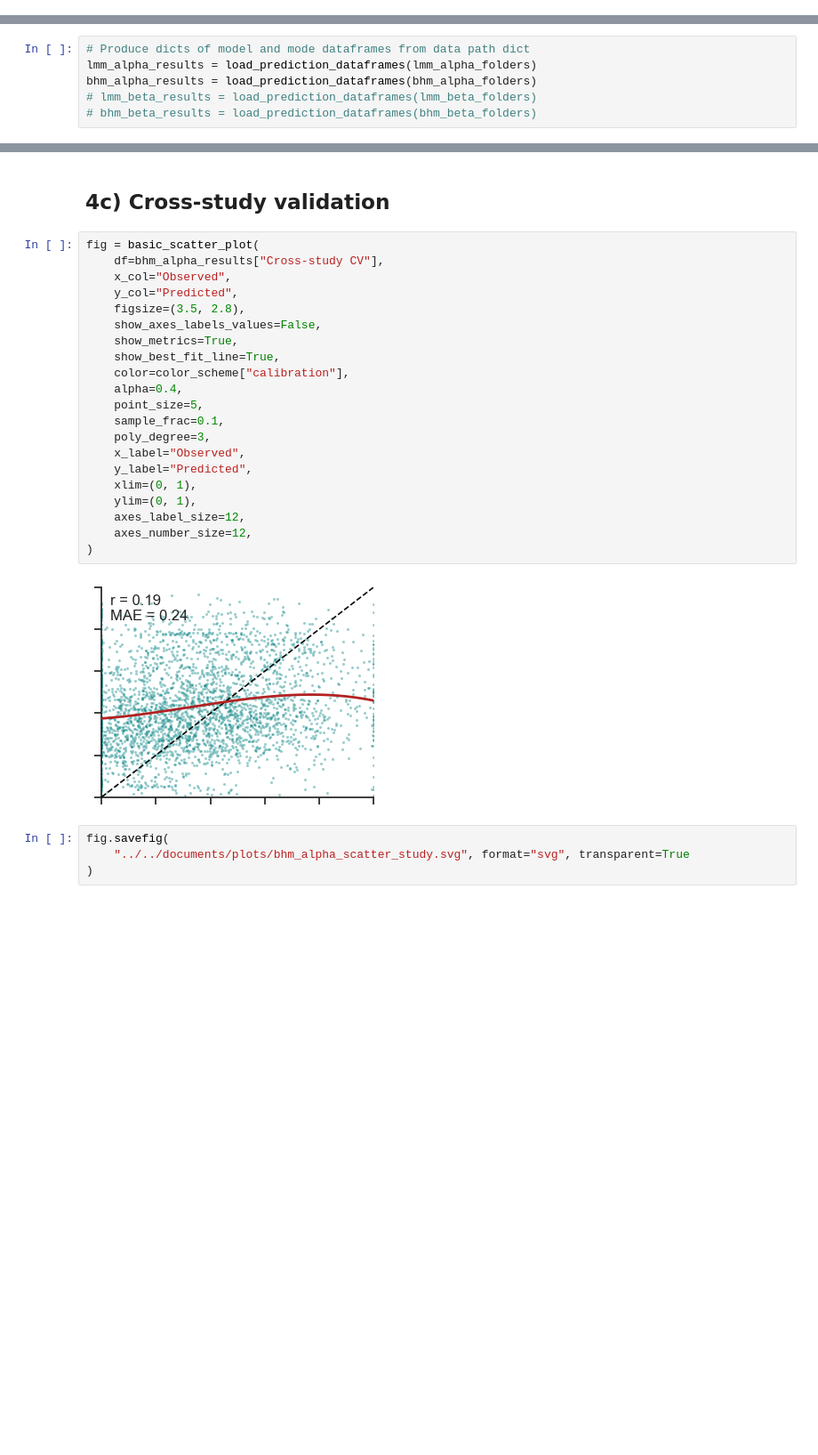
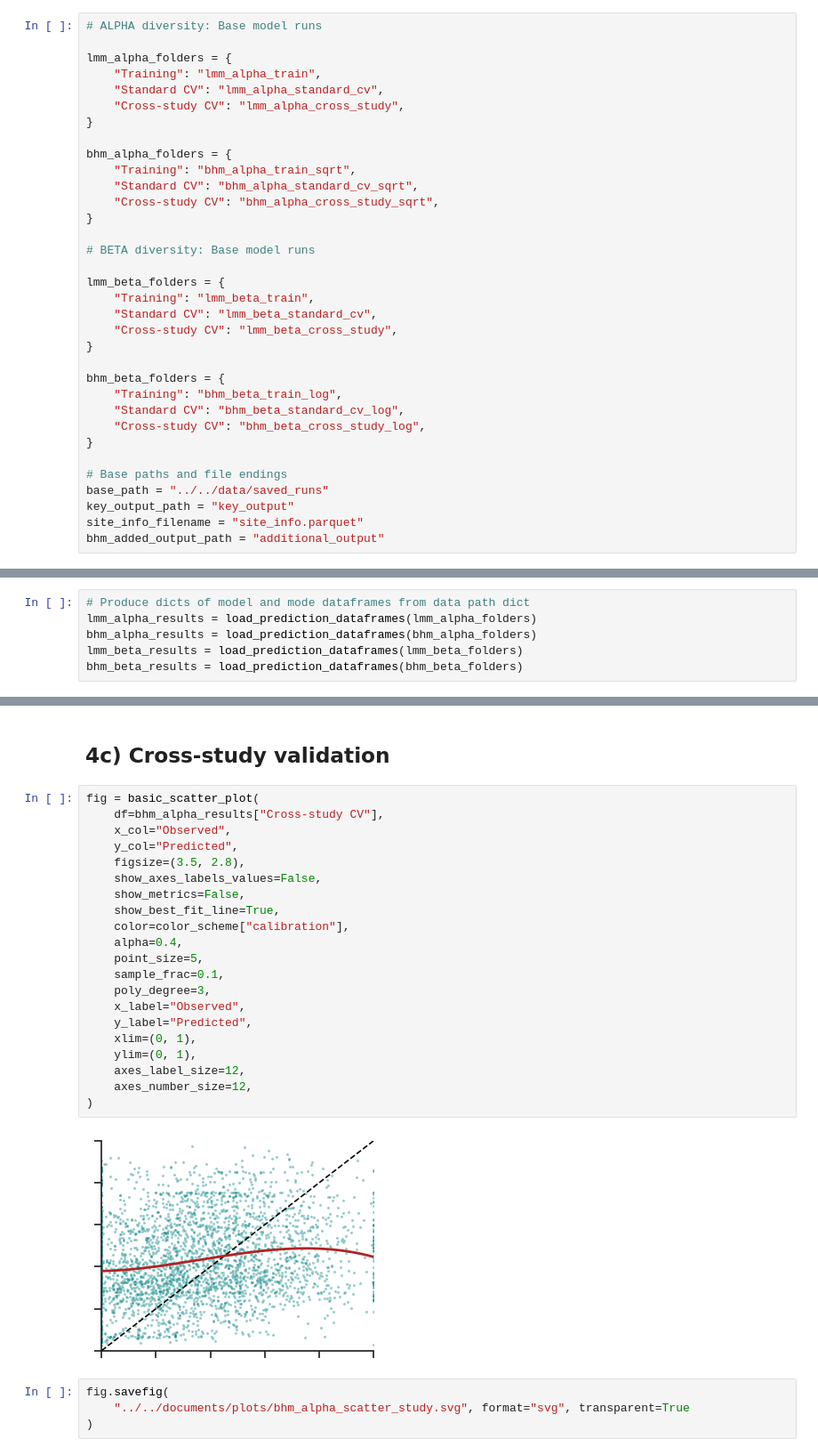
Before and after one commit to j-nystrom/biodiversity-impacts, a Jupyter notebook: notebooks/1_manuscript_main.ipynb, the cells around one changed output, grey strips where cells are left out. Shown at 89% size. Saved outputs shown, nothing was run; the diff lists cells and outputs as text; blank space fills up the shorter version.

```diff
--- a/notebooks/1_manuscript_main.ipynb
+++ b/notebooks/1_manuscript_main.ipynb
@@ -101,3 +67,37 @@ bhm_added_output_path = "additional_output"
+# %%
+# ALPHA diversity: Base model runs
+
+lmm_alpha_folders = {
+    "Training": "lmm_alpha_train",
+    "Standard CV": "lmm_alpha_standard_cv",
+    "Cross-study CV": "lmm_alpha_cross_study",
+}
+
+bhm_alpha_folders = {
+    "Training": "bhm_alpha_train_sqrt",
+    "Standard CV": "bhm_alpha_standard_cv_sqrt",
+    "Cross-study CV": "bhm_alpha_cross_study_sqrt",
+}
+
+# BETA diversity: Base model runs
+
+lmm_beta_folders = {
+    "Training": "lmm_beta_train",
+    "Standard CV": "lmm_beta_standard_cv",
+    "Cross-study CV": "lmm_beta_cross_study",
+}
+
+bhm_beta_folders = {
+    "Training": "bhm_beta_train_log",
+    "Standard CV": "bhm_beta_standard_cv_log",
+    "Cross-study CV": "bhm_beta_cross_study_log",
+}
+
+# Base paths and file endings
+base_path = "../../data/saved_runs"
+key_output_path = "key_output"
+site_info_filename = "site_info.parquet"
+bhm_added_output_path = "additional_output"
 # %% [markdown]
 # Figure 2: Model performance summary
 
@@ -147,8 +147,8 @@ def load_prediction_dataframes(
 # Produce dicts of model and mode dataframes from data path dict
 lmm_alpha_results = load_prediction_dataframes(lmm_alpha_folders)
 bhm_alpha_results = load_prediction_dataframes(bhm_alpha_folders)
-# lmm_beta_results = load_prediction_dataframes(lmm_beta_folders)
-# bhm_beta_results = load_prediction_dataframes(bhm_beta_folders)
+lmm_beta_results = load_prediction_dataframes(lmm_beta_folders)
+bhm_beta_results = load_prediction_dataframes(bhm_beta_folders)
 # %% [markdown]
 ## Check number of observations in each model
 # %%
@@ -2162,26 +2184,26 @@ fig.savefig(
 # %%
 fig = basic_scatter_plot(
     df=bhm_alpha_results["Cross-study CV"],
     x_col="Observed",
     y_col="Predicted",
     figsize=(3.5, 2.8),
     show_axes_labels_values=False,
-    show_metrics=True,
+    show_metrics=False,
     show_best_fit_line=True,
     color=color_scheme["calibration"],
     alpha=0.4,
     point_size=5,
     sample_frac=0.1,
     poly_degree=3,
     x_label="Observed",
     y_label="Predicted",
     xlim=(0, 1),
     ylim=(0, 1),
     axes_label_size=12,
     axes_number_size=12,
 )
 # %% [output]
-[figure, old version]
+[figure, new version]
 # %%
 fig.savefig(
     "../../documents/plots/bhm_alpha_scatter_study.svg", format="svg", transparent=True
```
Also changed, not shown: parts of 27 cells of this notebook, 23 other files.
